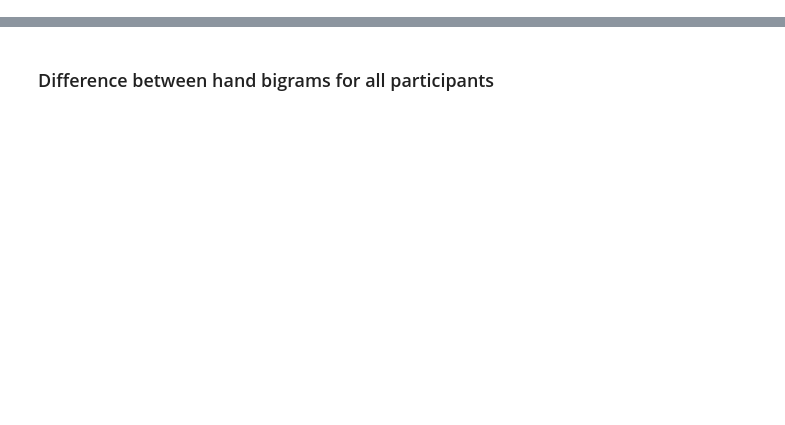
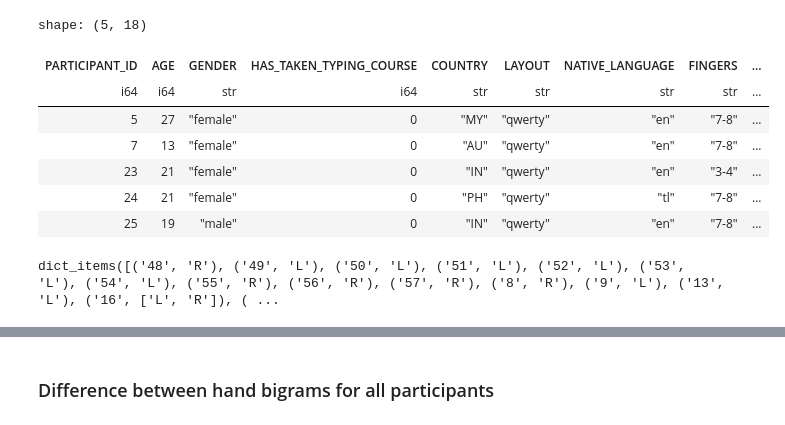
Before and after one commit to ivanshamilov/Masters-Thesis, a Jupyter notebook: analysis/hand_comparison.ipynb, the cells around one changed output, grey strips where cells are left out. Drawn from its saved outputs; the diff is of its cells as text; code cells hidden in the pictures; blank space fills up the shorter version.

```diff
--- a/analysis/hand_comparison.ipynb
+++ b/analysis/hand_comparison.ipynb
@@ -1,11 +13,22 @@
 # %%
-big_metadata = pl.read_csv("data/preprocessed_big_metadata.csv")
+big_metadata = pl.read_csv("../data/preprocessed_big_metadata.csv")
 big_metadata.head()
+# %% [output]
+shape: (5, 18)
+| PARTICIPANT_ID | AGE | GENDER | HAS_TAKEN_TYPING_COURSE | COUNTRY | LAYOUT | NATIVE_LANGUAGE | FINGERS | ... |
+| i64 | i64 | str | i64 | str | str | str | str | ... |
+| 5 | 27 | "female" | 0 | "MY" | "qwerty" | "en" | "7-8" | ... |
+| 7 | 13 | "female" | 0 | "AU" | "qwerty" | "en" | "7-8" | ... |
+| 23 | 21 | "female" | 0 | "IN" | "qwerty" | "en" | "3-4" | ... |
+| 24 | 21 | "female" | 0 | "PH" | "qwerty" | "tl" | "7-8" | ... |
+| 25 | 19 | "male" | 0 | "IN" | "qwerty" | "en" | "7-8" | ... |
 # %%
-with open("mappings/key-hand.json", "r") as f:
+with open("../mappings/key-hand.json", "r") as f:
     key_hand = json.load(f)
 
 key_hand.items()
+# %% [output]
+dict_items([('48', 'R'), ('49', 'L'), ('50', 'L'), ('51', 'L'), ('52', 'L'), ('53', 'L'), ('54', 'L'), ('55', 'R'), ('56', 'R'), ('57', 'R'), ('8', 'R'), ('9', 'L'), ('13', 'L'), ('16', ['L', 'R']), ( ...
 # %%
 mapper = Mapper()
 participant_ids = find_all_participants(BIG_DATA_DIR)
```
Also changed, not shown: parts of 9 cells of this notebook, 3 other files.
